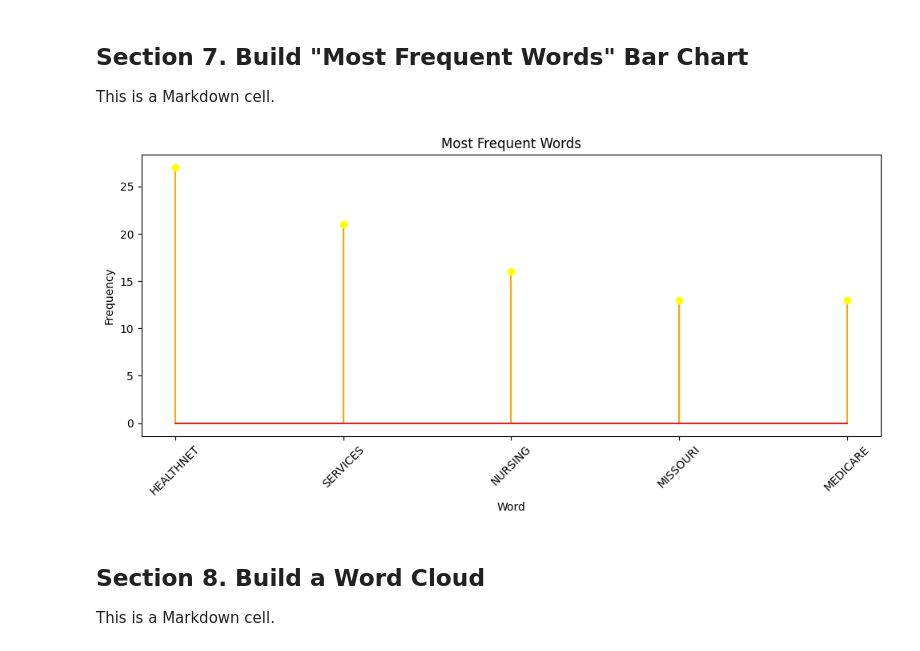
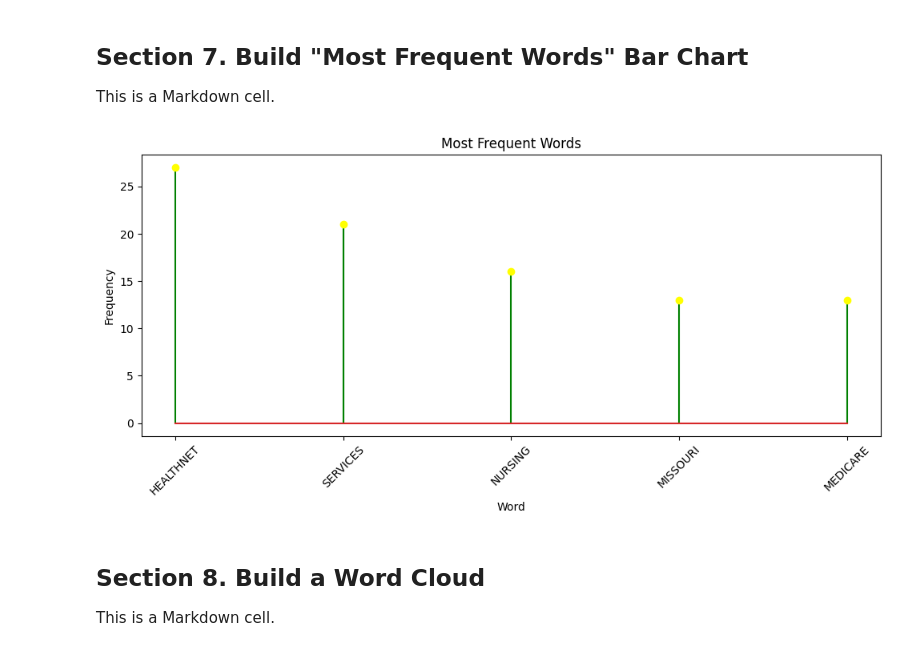
Before and after one commit to RucuAvinash/nlp-01-getting-started, a Jupyter notebook: notebooks/web_words_Rucu.ipynb, the cells around one changed output. Cells and saved outputs as stored; diff of their text form; code cells hidden in the pictures.

```diff
--- a/notebooks/web_words_Rucu.ipynb
+++ b/notebooks/web_words_Rucu.ipynb
@@ -202,35 +202,35 @@ This is a Markdown cell.
 # Section 7 Python cell
 
 # Focus on the 5 most common words for a simple bar chart.
 # Use head(10) to get the top 10 rows of the frequency DataFrame.
 top_df: pl.DataFrame = freq_df.head(5)
 
 # Make the figure size larger for better readability.
 # 10 inches wide by 5 inches tall is a common size for bar charts.
 plt.figure(figsize=(10, 5))
 
 
 # Set the x-axis to the "word" column (the unique words).
 # Set the y-axis to the "len" column (the counts).
 markerline, stemlines, baseline = plt.stem(top_df["word"], top_df["len"])
 markerline.set_color("yellow")  # Dot color
-stemlines.set_color("orange")  # line color
+stemlines.set_color("green")  # line color
 
 # Define ax as the current axes (gca = get current axes)
 # so we'll be able to modify tick parameters.
 # ax = plt.gca()
 
 # Set the tick labels on the x-axis
 # to rotate 45 degrees for better readability,
 plt.xticks(rotation=45)
 
 plt.title("Most Frequent Words")
 plt.xlabel("Word")
 plt.ylabel("Frequency")
 plt.tight_layout()
 plt.show()
 # %% [output]
-[figure, old version]
+[figure, new version]
 # %% [markdown]
 ## Section 8. Build a Word Cloud
 
```
Also changed, not shown: parts of 2 cells of this notebook.
